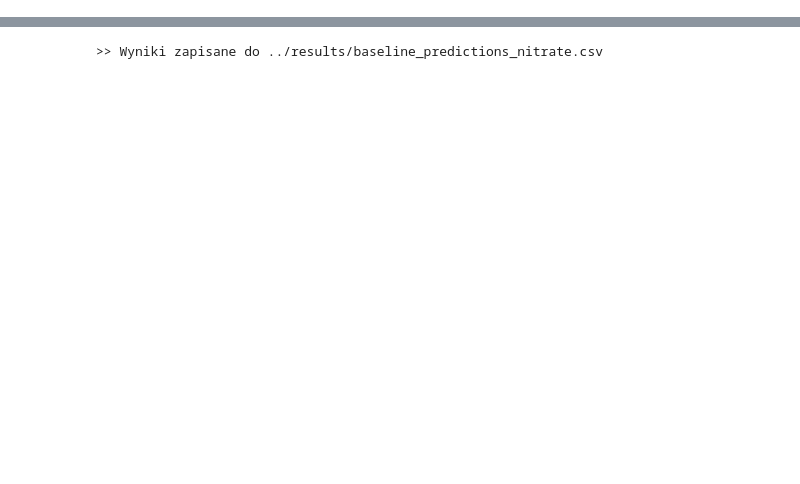
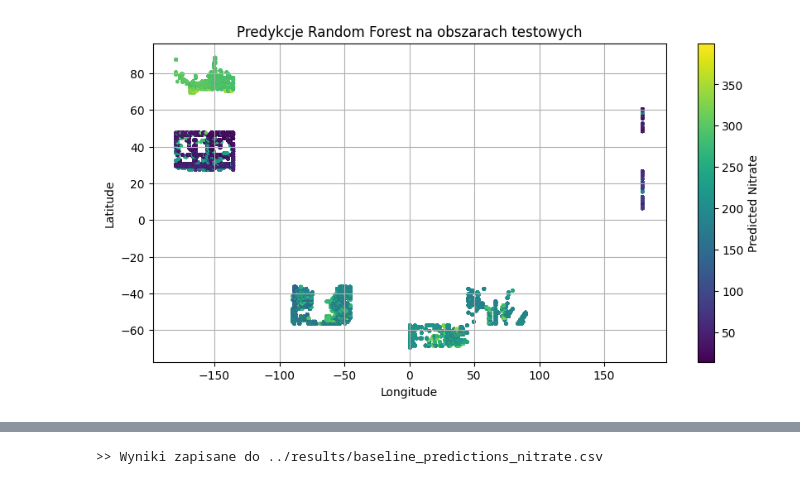
Before and after one commit to jkiczka/Geochemical_data_interpolation, a Jupyter notebook: notebooks/baseline_nitrate.ipynb, the cells around one changed output, grey strips where cells are left out. Drawn from its saved outputs; the diff is of its cells as text; code cells hidden in the pictures; blank space fills up the shorter version.

```diff
--- a/notebooks/baseline_nitrate.ipynb
+++ b/notebooks/baseline_nitrate.ipynb
@@ -92,0 +106,14 @@ RandomForest       MSE=3.2998 RMSE=1.8165 MAE=1.3604  R2=0.6618
+# %%
+df_test = df[test_mask].copy()
+df_test["prediction"] = pred_rf
+
+plt.figure(figsize=(10, 5))
+sc = plt.scatter(df_test["lon"], df_test["lat"], c=df_test["prediction"], cmap="viridis", s=5)
+plt.colorbar(sc, label="Predicted Nitrate")
+plt.title("Predykcje Random Forest na obszarach testowych")
+plt.xlabel("Longitude")
+plt.ylabel("Latitude")
+plt.grid(True)
+plt.show()
+# %% [output]
+[figure, added]
```
Also changed, not shown: parts of 10 cells of this notebook, 6 other files.
